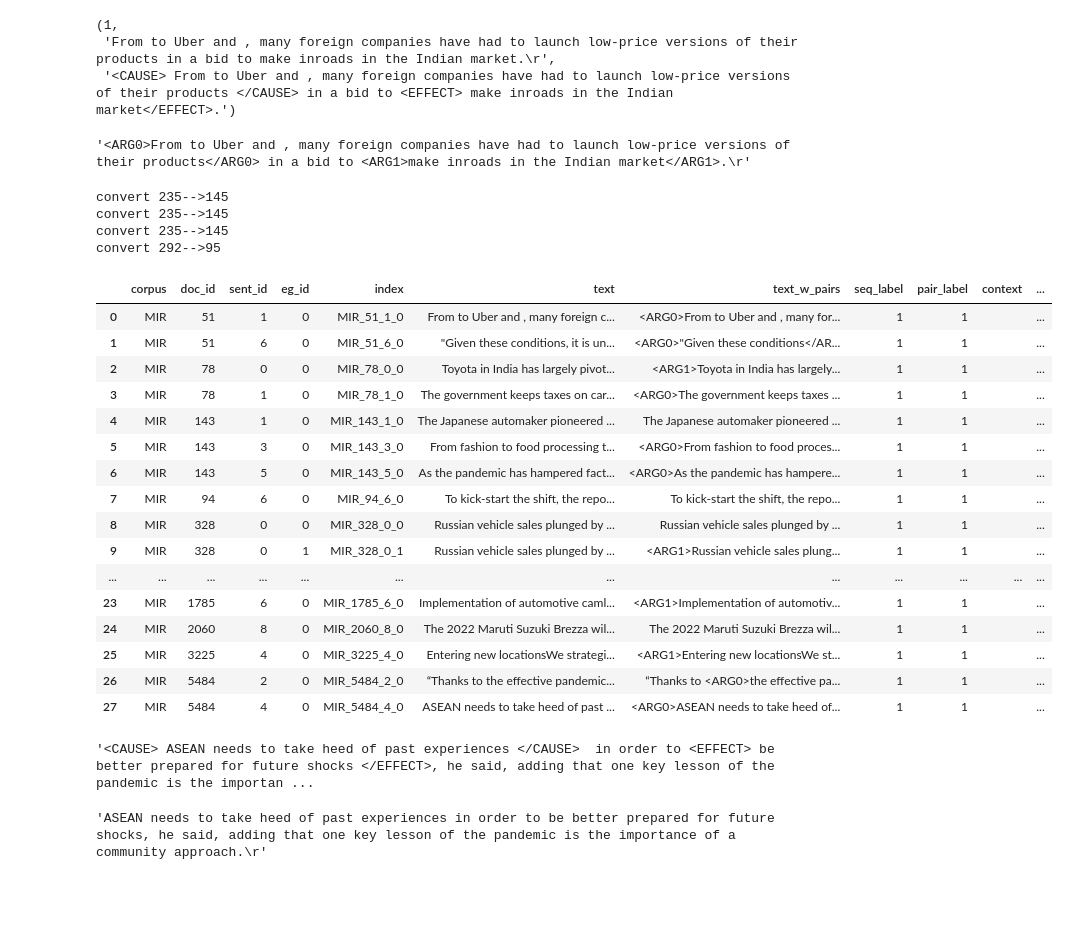
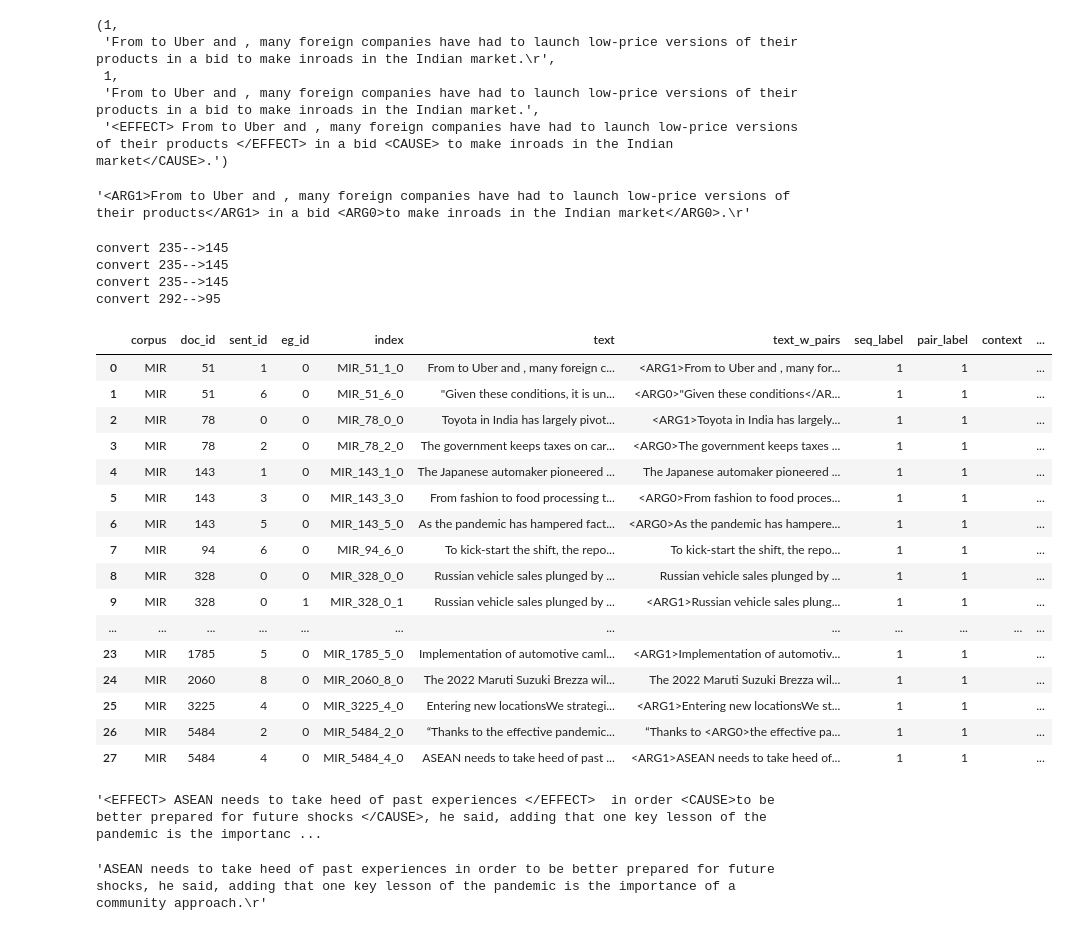
Before and after one commit to pauldebdeep9/Panasonic-IDS, a Jupyter notebook: notebooks/Format Annotated Data.ipynb, the cells around one changed output. Saved outputs shown, nothing was run; the diff lists cells and outputs as text; code cells hidden in the pictures; blank space fills up the shorter version.

```diff
--- a/notebooks/Format Annotated Data.ipynb
+++ b/notebooks/Format Annotated Data.ipynb
@@ -48,6 +48,7 @@ def find_ref_sent_and_sent_id(original, annotated, verbose=False):
     sent = re.sub('<EFFECT>','',sent)
     sent = re.sub('</EFFECT>','',sent)
 
+    # original before EDA and deduplication
     found = False
     for sent_id,ref_sent in enumerate(original.split('\n')):
         if similar(ref_sent, sent)>0.90:
@@ -59,12 +60,26 @@ def find_ref_sent_and_sent_id(original, annotated, verbose=False):
         print(annotated_sent)
         raise ValueError('Similar original sentence not found.')
 
+    # original after EDA and deduplication
+    found = False
+    reparsed_sent = sent_tokenize(re.sub('\.(?!\s|\d|$)','. ', sent))[0]
+    reparsed_original = sent_tokenize(re.sub('\.(?!\s|\d|$)','. ', original))
+    for reparsed_sent_id,reparsed_ref_sent in enumerate(reparsed_original):
+        if similar(reparsed_ref_sent, reparsed_sent)>0.90:
+            found = True
+            break
+
+    if not found:
+        print(original)
+        print(annotated_sent)
+        raise ValueError('Similar original reparsed sentence not found.')
+
     if verbose:
         print(sent_id)
         print(ref_sent)
         print(annotated_sent)
 
-    return sent_id, ref_sent, annotated_sent
+    return sent_id, ref_sent, reparsed_sent_id,reparsed_ref_sent, annotated_sent
 
 
 for i,row in annotated_df.iterrows():
@@ -76,7 +91,9 @@ find_ref_sent_and_sent_id(original, annotated, verbose=False)
 # %% [output]
 (1,
  'From to Uber and , many foreign companies have had to launch low-price versions of their products in a bid to make inroads in the Indian market.\r',
- '<CAUSE> From to Uber and , many foreign companies have had to launch low-price versions of their products </CAUSE> in a bid to <EFFECT> make inroads in the Indian market</EFFECT>.')
+ 1,
+ 'From to Uber and , many foreign companies have had to launch low-price versions of their products in a bid to make inroads in the Indian market.',
+ '<EFFECT> From to Uber and , many foreign companies have had to launch low-price versions of their products </EFFECT> in a bid <CAUSE> to make inroads in the Indian market</CAUSE>.')
 # %%
 def remove_weird_chars(t):
     t = re.sub(r'"','',t)
@@ -147,10 +164,10 @@ def reformat_annotations(text, annotated):
     return text_w_pairs
 
 
-sent_id, text, annotated_sent = find_ref_sent_and_sent_id(original, annotated, verbose=False)
+sent_id, text, reparsed_sent_id, reparsed_text, annotated_sent = find_ref_sent_and_sent_id(original, annotated, verbose=False)
 reformat_annotations(text, annotated_sent)
 # %% [output]
-'<ARG0>From to Uber and , many foreign companies have had to launch low-price versions of their products</ARG0> in a bid to <ARG1>make inroads in the Indian market</ARG1>.\r'
+'<ARG1>From to Uber and , many foreign companies have had to launch low-price versions of their products</ARG1> in a bid <ARG0>to make inroads in the Indian market</ARG0>.\r'
 # %%
 from nltk.tokenize import sent_tokenize
 # %%
@@ -171,45 +188,45 @@ for i,row in annotated_df.iterrows():
     if not similar(original, annotated)>0.89:
         raise ValueError(original,'\n',annotated)
 
-    sent_id, text, annotated_sent = find_ref_sent_and_sent_id(original, annotated, verbose=False)
+    sent_id, text, reparsed_sent_id, reparsed_text, annotated_sent = find_ref_sent_and_sent_id(original, annotated, verbose=False)
     text_w_pairs = reformat_annotations(text, annotated_sent)
 
-    curr_id = f'MIR_{doc_id}_{sent_id}'
+    curr_id = f'MIR_{doc_id}_{reparsed_sent_id}'
     if curr_id==prev_id:
         eg_id+=1
     else:
         eg_id=0
     prev_id = curr_id
 
     if ('<ARG0>' not in text_w_pairs) or ('<ARG1>' not in text_w_pairs):
         raise ValueError(f'Cause/Effect Arg not found: \n{text_w_pairs}')
 
     ref.append([
         'MIR',
         doc_id,
-        sent_id,
+        reparsed_sent_id,
         eg_id,
         f'{curr_id}_{eg_id}',
         text,
         text_w_pairs,
         1,
         1,
         '',
         1
     ])
 
 ref = pd.DataFrame(ref, columns=cols)
 ref
 # %% [output]
 convert 235-->145
 convert 235-->145
 convert 235-->145
 convert 292-->95
 |  | corpus | doc_id | sent_id | eg_id | index | text | text_w_pairs | seq_label | pair_label | context | ... |
-| 0 | MIR | 51 | 1 | 0 | MIR_51_1_0 | From to Uber and , many foreign c... | <ARG0>From to Uber and , many for... | 1 | 1 |  | ... |
+| 0 | MIR | 51 | 1 | 0 | MIR_51_1_0 | From to Uber and , many foreign c... | <ARG1>From to Uber and , many for... | 1 | 1 |  | ... |
 | 1 | MIR | 51 | 6 | 0 | MIR_51_6_0 | "Given these conditions, it is un... | <ARG0>"Given these conditions</AR... | 1 | 1 |  | ... |
 | 2 | MIR | 78 | 0 | 0 | MIR_78_0_0 | Toyota in India has largely pivot... | <ARG1>Toyota in India has largely... | 1 | 1 |  | ... |
-| 3 | MIR | 78 | 1 | 0 | MIR_78_1_0 | The government keeps taxes on car... | <ARG0>The government keeps taxes ... | 1 | 1 |  | ... |
+| 3 | MIR | 78 | 2 | 0 | MIR_78_2_0 | The government keeps taxes on car... | <ARG0>The government keeps taxes ... | 1 | 1 |  | ... |
 | 4 | MIR | 143 | 1 | 0 | MIR_143_1_0 | The Japanese automaker pioneered ... | The Japanese automaker pioneered ... | 1 | 1 |  | ... |
 | 5 | MIR | 143 | 3 | 0 | MIR_143_3_0 | From fashion to food processing t... | <ARG0>From fashion to food proces... | 1 | 1 |  | ... |
 | 6 | MIR | 143 | 5 | 0 | MIR_143_5_0 | As the pandemic has hampered fact... | <ARG0>As the pandemic has hampere... | 1 | 1 |  | ... |
@@ -217,15 +234,15 @@ convert 292-->95
 | 8 | MIR | 328 | 0 | 0 | MIR_328_0_0 | Russian vehicle sales plunged by ... | Russian vehicle sales plunged by ... | 1 | 1 |  | ... |
 | 9 | MIR | 328 | 0 | 1 | MIR_328_0_1 | Russian vehicle sales plunged by ... | <ARG1>Russian vehicle sales plung... | 1 | 1 |  | ... |
 | ... | ... | ... | ... | ... | ... | ... | ... | ... | ... | ... | ... |
-| 23 | MIR | 1785 | 6 | 0 | MIR_1785_6_0 | Implementation of automotive caml... | <ARG1>Implementation of automotiv... | 1 | 1 |  | ... |
+| 23 | MIR | 1785 | 5 | 0 | MIR_1785_5_0 | Implementation of automotive caml... | <ARG1>Implementation of automotiv... | 1 | 1 |  | ... |
 | 24 | MIR | 2060 | 8 | 0 | MIR_2060_8_0 | The 2022 Maruti Suzuki Brezza wil... | The 2022 Maruti Suzuki Brezza wil... | 1 | 1 |  | ... |
 | 25 | MIR | 3225 | 4 | 0 | MIR_3225_4_0 | Entering new locationsWe strategi... | <ARG1>Entering new locationsWe st... | 1 | 1 |  | ... |
 | 26 | MIR | 5484 | 2 | 0 | MIR_5484_2_0 | “Thanks to the effective pandemic... | “Thanks to <ARG0>the effective pa... | 1 | 1 |  | ... |
-| 27 | MIR | 5484 | 4 | 0 | MIR_5484_4_0 | ASEAN needs to take heed of past ... | <ARG0>ASEAN needs to take heed of... | 1 | 1 |  | ... |
+| 27 | MIR | 5484 | 4 | 0 | MIR_5484_4_0 | ASEAN needs to take heed of past ... | <ARG1>ASEAN needs to take heed of... | 1 | 1 |  | ... |
 # %%
 annotated_sent
 # %% [output]
-'<CAUSE> ASEAN needs to take heed of past experiences </CAUSE>  in order to <EFFECT> be better prepared for future shocks </EFFECT>, he said, adding that one key lesson of the pandemic is the importan ...
+'<EFFECT> ASEAN needs to take heed of past experiences </EFFECT>  in order <CAUSE>to be better prepared for future shocks </CAUSE>, he said, adding that one key lesson of the pandemic is the importanc ...
 # %%
 text
 # %% [output]
```
Also changed, not shown: parts of 3 cells of this notebook, 12 other files.
